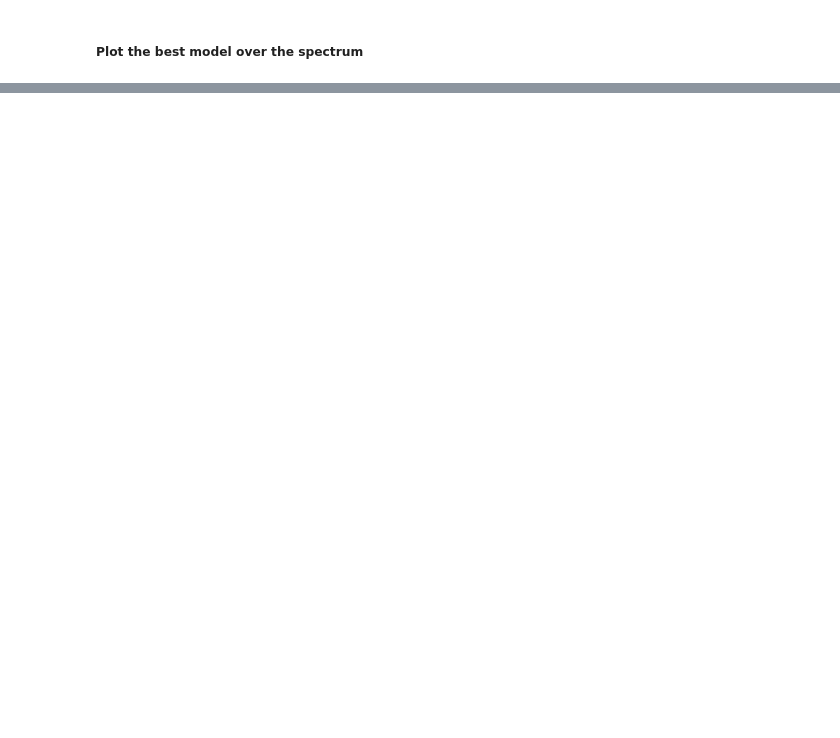
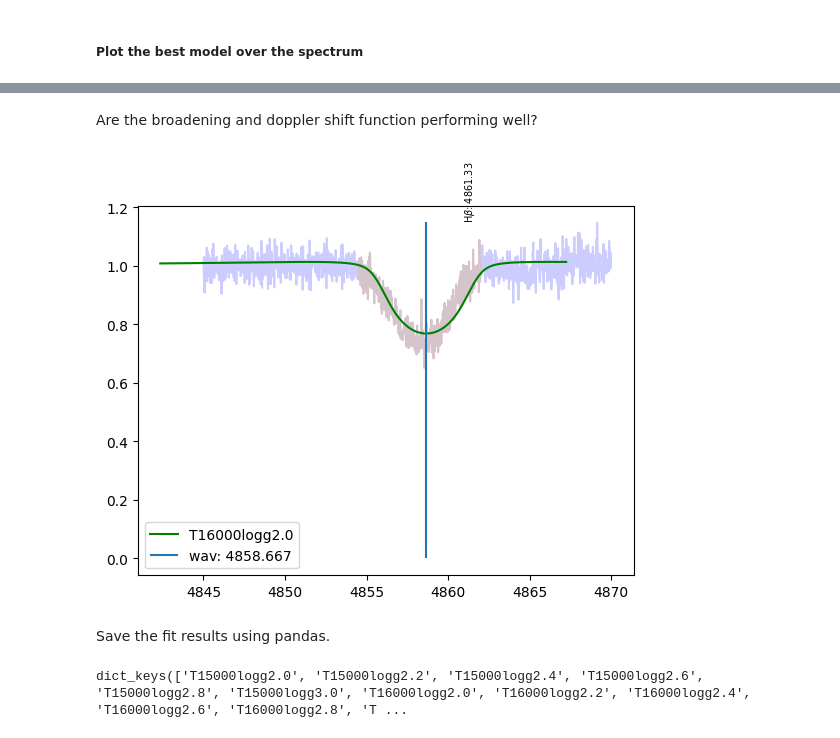
Before and after one commit to LvV210/MasterProject, a Jupyter notebook: ModelFitting/model_fit.ipynb, the cells around one changed output, grey strips where cells are left out. Saved outputs shown, nothing was run; the diff lists cells and outputs as text; code cells hidden in the pictures; blank space fills up the shorter version.

```diff
--- a/ModelFitting/model_fit.ipynb
+++ b/ModelFitting/model_fit.ipynb
@@ -401,0 +399,44 @@ plot_best_model(spectra, models, _4U1538_52, min(chi2, key=chi2.get))
+# %% [markdown]
+Are the broadening and doppler shift function performing well?
+# %%
+line = _4U1538_52['lines'][4]
+model= models['T16000logg2.0']
+
+# Select the spectrum that contains the spectral line
+wav, flux = select_spectrum(spectra, line[0])
+
+# Extract the spectral line from the spectrum
+wav, flux = extract_spectrum_within_range(wav, flux, line[2], line[5])
+wav_cont, flux_cont = extract_continuum(wav, flux, line[2], line[5], line[3], line[4])
+wav_line, flux_line = extract_spectrum_within_range(wav, flux, line[3], line[4])
+
+# Extract the line from the model
+wav_model, flux_model = extract_spectrum_within_range(np.array(model['WAVELENGTH']), np.array(model['FLUX']), line[2], line[5])
+
+# Linear fit to continuum
+cont_fit = np.poly1d(np.polyfit(wav_cont, flux_cont, 1))
+# Normalize spectrum
+flux /= cont_fit(wav)
+flux_cont /= cont_fit(wav_cont)
+flux_line /= cont_fit(wav_line)
+
+# Dopplershift the model
+wav_model = doppler_shift_spectrum(wav_model, vrad=-166.2297987071765)
+
+# Apply doppler broadening
+wav_model, flux_model = pyasl.equidistantInterpolation(wav_model, flux_model, "2x")
+flux_model = pyasl.rotBroad(wav_model, flux_model, 0.0, 180)
+
+plt.plot(wav, flux, color='blue', alpha=0.2)
+plt.plot(wav_line, flux_line, color='orange', alpha=0.2)
+plt.plot(wav_model, flux_model, color='green', label='T16000logg2.0')
+plt.vlines(wav_model[list(flux_model).index(min(flux_model))], ymin=0, ymax=max(flux), label=f'wav: {round(wav_model[list(flux_model).index(min(flux_model))],3)}')
+
+# Annotate each line with text vertically
+plt.text(line[0], max(flux), line[1], ha='center', va='bottom', rotation=90, size=7)
+plt.legend()
+plt.show()
+# %% [output]
+[figure, added]
+# %% [markdown]
+Save the fit results using pandas.
@@ -401,0 +459,9 @@ plot_best_model(spectra, models, _4U1538_52, min(chi2, key=chi2.get))
+# %%
+
+# Load the JSON file
+with open('FitResults/result.json', 'r') as json_file:
+    loaded_data = json.load(json_file)
+
+loaded_data['vsini100'].keys()
+# %% [output]
+dict_keys(['T15000logg2.0', 'T15000logg2.2', 'T15000logg2.4', 'T15000logg2.6', 'T15000logg2.8', 'T15000logg3.0', 'T16000logg2.0', 'T16000logg2.2', 'T16000logg2.4', 'T16000logg2.6', 'T16000logg2.8', 'T ...
```
Also changed, not shown: parts of 11 cells of this notebook, 7 other files.
